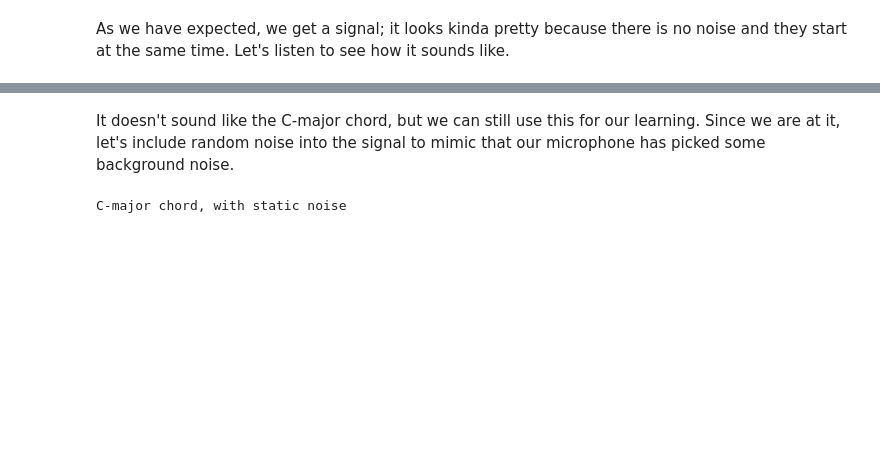
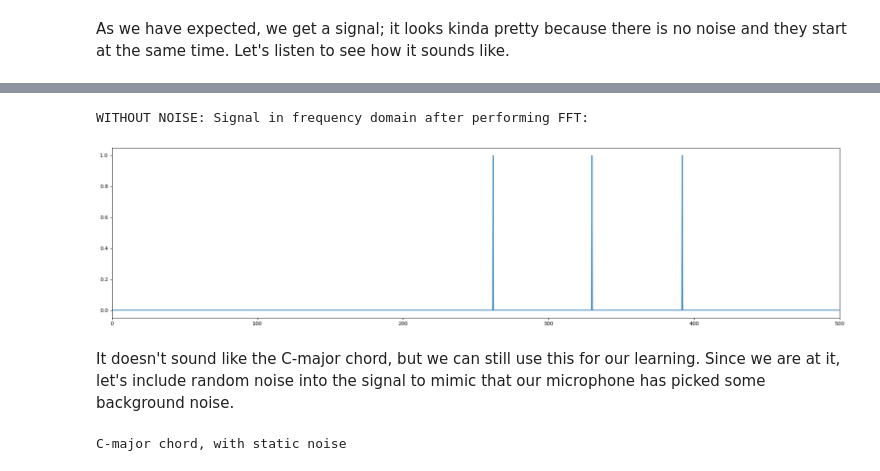
Before and after one commit to TheClassicTechno/FastFourierTransform, a Jupyter notebook: Real_Sounds_Fourier_Transform_Notebook.ipynb, the cells around one changed output, grey strips where cells are left out. Saved outputs shown, nothing was run; the diff lists cells and outputs as text; code cells hidden in the pictures; blank space fills up the shorter version.

```diff
--- a/Real_Sounds_Fourier_Transform_Notebook.ipynb
+++ b/Real_Sounds_Fourier_Transform_Notebook.ipynb
@@ -112,6 +138,19 @@ As we have expected, we get a signal; it looks kinda pretty because there is no
 ipd.Audio(s1, rate=sampling_rate)
 # %% [output]
 [interactive output not drawn]
+# %%
+print('WITHOUT NOISE: Signal in frequency domain after performing FFT:')
+
+figure(num=None, figsize=(25, 6), dpi=80, facecolor='w', edgecolor='k')
+s2 = fast_fourier_transform(
+    signal=s1,
+    sampling_rate=sampling_rate,
+    plot=True,
+    plot_xlim=[0, 500],
+)
+# %% [output]
+WITHOUT NOISE: Signal in frequency domain after performing FFT:
+[figure, added]
 # %% [markdown]
 It doesn't sound like the C-major chord, but we can still use this for our learning. Since we are at it, let's include random noise into the signal to mimic that our microphone has picked some background noise.
 # %%
```
Also changed, not shown: parts of 49 cells of this notebook.
